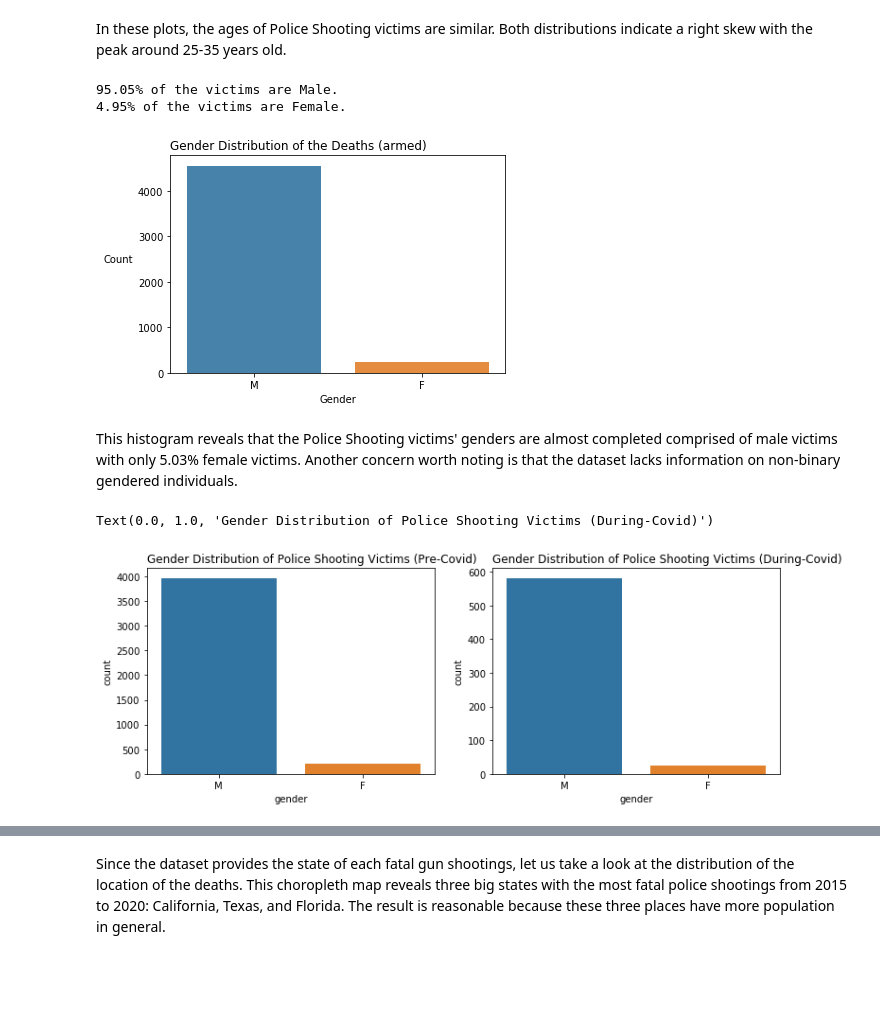
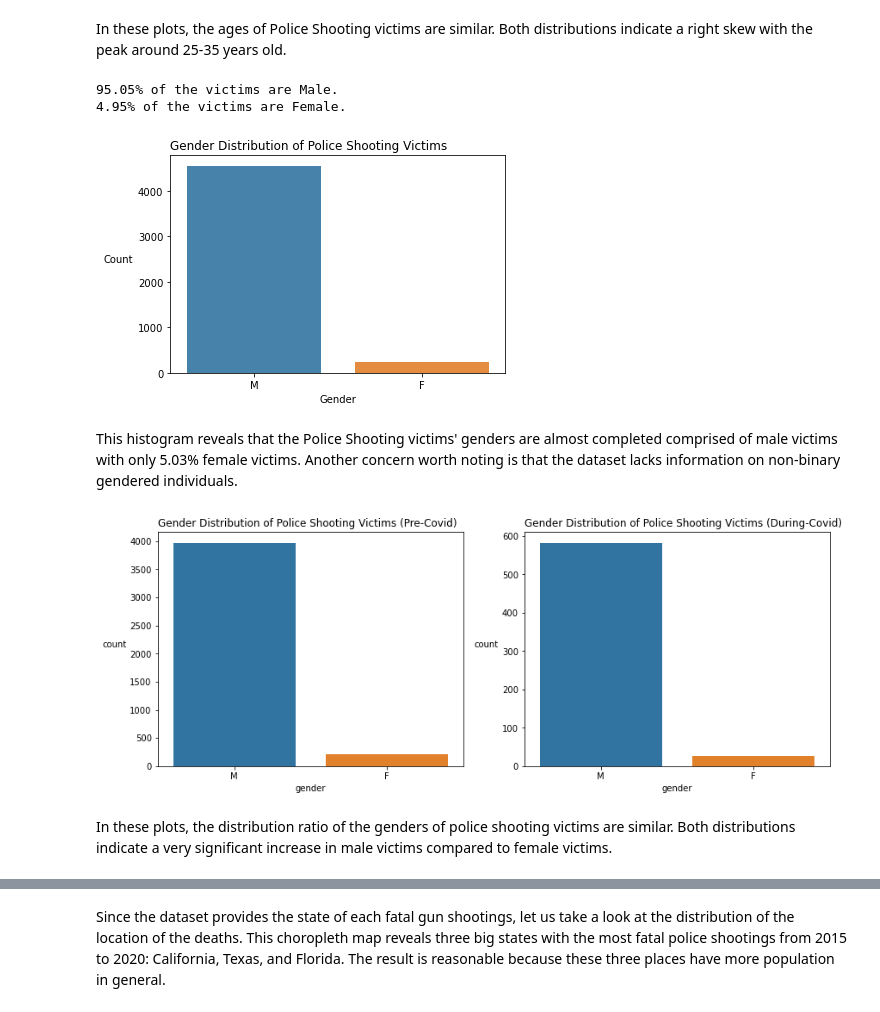
Before and after one commit to ericu-u/covid-police-shootings-analysis, a Jupyter notebook: COVID_policeshootings.ipynb, the cells around one changed output, grey strips where cells are left out. Drawn from its saved outputs; the diff is of its cells as text; code cells hidden in the pictures; blank space fills up the shorter version.

```diff
--- a/COVID_policeshootings.ipynb
+++ b/COVID_policeshootings.ipynb
@@ -419,7 +425,7 @@ In these plots, the ages of Police Shooting victims are similar. Both distributi
 sns.countplot(data = data, x = 'gender', alpha = 0.9)
 
 fig = plt.gcf()
-plt.title('Gender Distribution of the Deaths (armed)', loc='left')
+plt.title('Gender Distribution of Police Shooting Victims', loc='left')
 plt.ylabel('Count', rotation=0, labelpad=20)
 plt.xlabel('Gender')
 
@@ -428,17 +434,21 @@ print("{:.2f}".format(data['gender'].value_counts()[1] / (data['gender'].value_c
 # %% [output]
 95.05% of the victims are Male.
 4.95% of the victims are Female.
-[figure, old version]
+[figure, new version]
 # %% [markdown]
 This histogram reveals that the Police Shooting victims' genders are almost completed comprised of male victims with only 5.03% female victims. Another concern worth noting is that the dataset lacks information on non-binary gendered individuals.
 # %%
 fig, axes = plt.subplots(1, 2)
-fig.set_size_inches(12, 4)
+fig.set_size_inches(14, 5)
 sns.countplot(data=pre_covid, x="gender", ax = axes[0]).\
 set_title("Gender Distribution of Police Shooting Victims (Pre-Covid)",loc='left')
 
 sns.countplot(data=covid, x="gender").\
 set_title("Gender Distribution of Police Shooting Victims (During-Covid)",loc='left')
+
+for axes in axes:
+     axes.set_ylabel(axes.get_ylabel(), rotation=0, horizontalalignment='right')
 # %% [output]
-Text(0.0, 1.0, 'Gender Distribution of Police Shooting Victims (During-Covid)')
-[figure, old version]
+[figure, new version]
+# %% [markdown]
+In these plots, the distribution ratio of the genders of police shooting victims are similar. Both distributions indicate a very significant increase in male victims compared to female victims.
```
Also changed, not shown: parts of 52 cells of this notebook.
